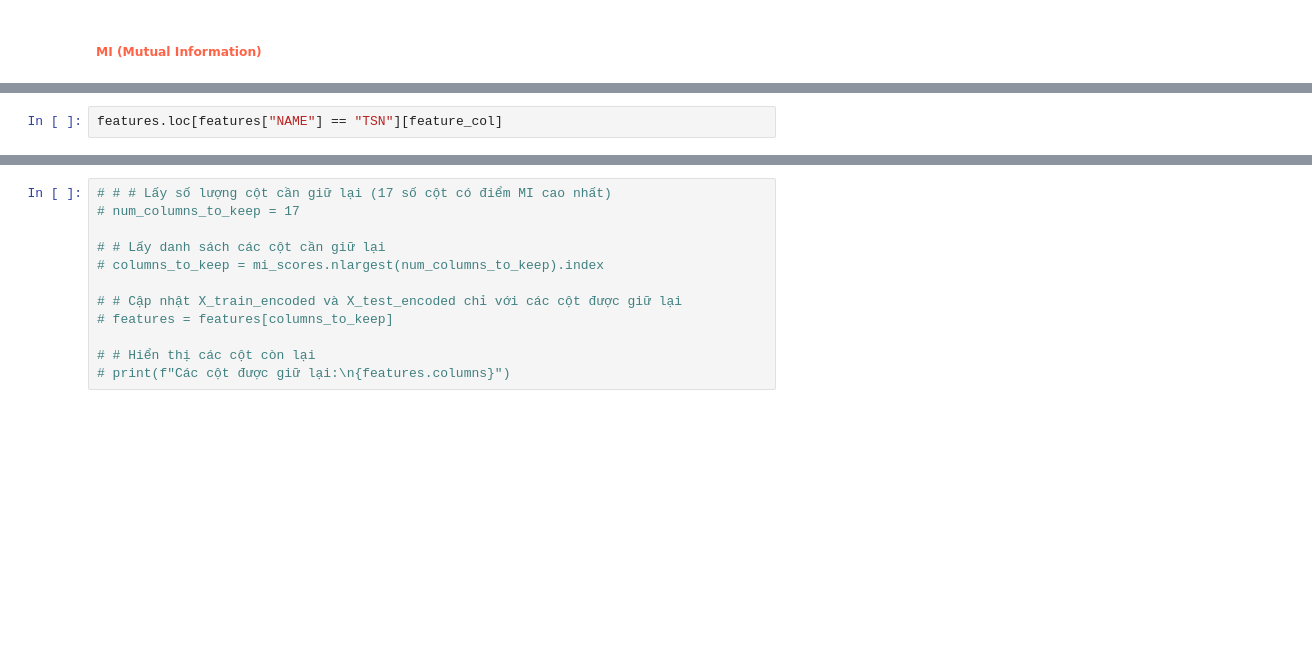
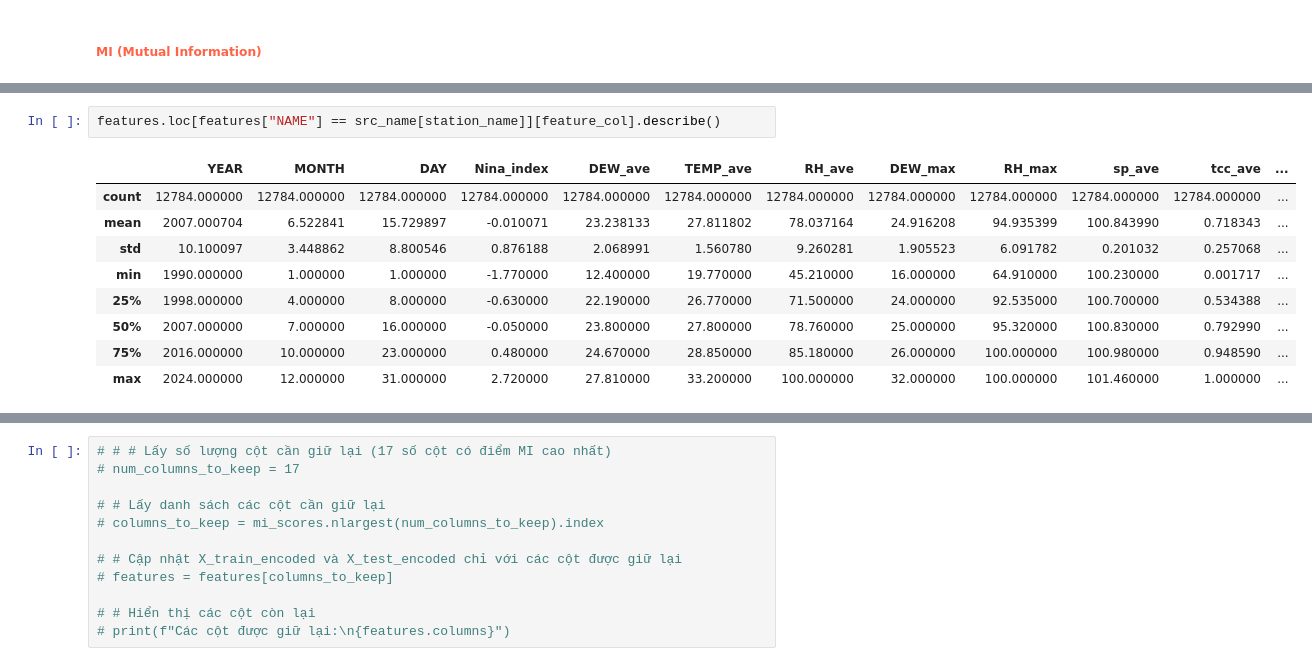
Before and after one commit to gamethu/TSF_Github, a Jupyter notebook: Drafts/Temp Prediction/notebooks/3.1. ML_model/XgBoost_model.ipynb, the cells around one changed output, grey strips where cells are left out. Saved outputs shown, nothing was run; the diff lists cells and outputs as text; blank space fills up the shorter version.

```diff
--- a/Drafts/Temp Prediction/notebooks/3.1. ML_model/XgBoost_model.ipynb
+++ b/Drafts/Temp Prediction/notebooks/3.1. ML_model/XgBoost_model.ipynb
@@ -328,5 +535,15 @@ features
 # %%
-features.loc[features["NAME"] == "TSN"][feature_col]
+features.loc[features["NAME"] == src_name[station_name]][feature_col].describe()
+# %% [output]
+|  | YEAR | MONTH | DAY | Nina_index | DEW_ave | TEMP_ave | RH_ave | DEW_max | RH_max | sp_ave | tcc_ave | ... |
+| count | 12784.000000 | 12784.000000 | 12784.000000 | 12784.000000 | 12784.000000 | 12784.000000 | 12784.000000 | 12784.000000 | 12784.000000 | 12784.000000 | 12784.000000 | ... |
+| mean | 2007.000704 | 6.522841 | 15.729897 | -0.010071 | 23.238133 | 27.811802 | 78.037164 | 24.916208 | 94.935399 | 100.843990 | 0.718343 | ... |
+| std | 10.100097 | 3.448862 | 8.800546 | 0.876188 | 2.068991 | 1.560780 | 9.260281 | 1.905523 | 6.091782 | 0.201032 | 0.257068 | ... |
+| min | 1990.000000 | 1.000000 | 1.000000 | -1.770000 | 12.400000 | 19.770000 | 45.210000 | 16.000000 | 64.910000 | 100.230000 | 0.001717 | ... |
+| 25% | 1998.000000 | 4.000000 | 8.000000 | -0.630000 | 22.190000 | 26.770000 | 71.500000 | 24.000000 | 92.535000 | 100.700000 | 0.534388 | ... |
+| 50% | 2007.000000 | 7.000000 | 16.000000 | -0.050000 | 23.800000 | 27.800000 | 78.760000 | 25.000000 | 95.320000 | 100.830000 | 0.792990 | ... |
+| 75% | 2016.000000 | 10.000000 | 23.000000 | 0.480000 | 24.670000 | 28.850000 | 85.180000 | 26.000000 | 100.000000 | 100.980000 | 0.948590 | ... |
+| max | 2024.000000 | 12.000000 | 31.000000 | 2.720000 | 27.810000 | 33.200000 | 100.000000 | 32.000000 | 100.000000 | 101.460000 | 1.000000 | ... |
 # %%
 for name in features["NAME"].value_counts().index:
     print(f"🔸 Trạm: {name}")
```
Also changed, not shown: parts of 97 cells of this notebook, 6 other files.
